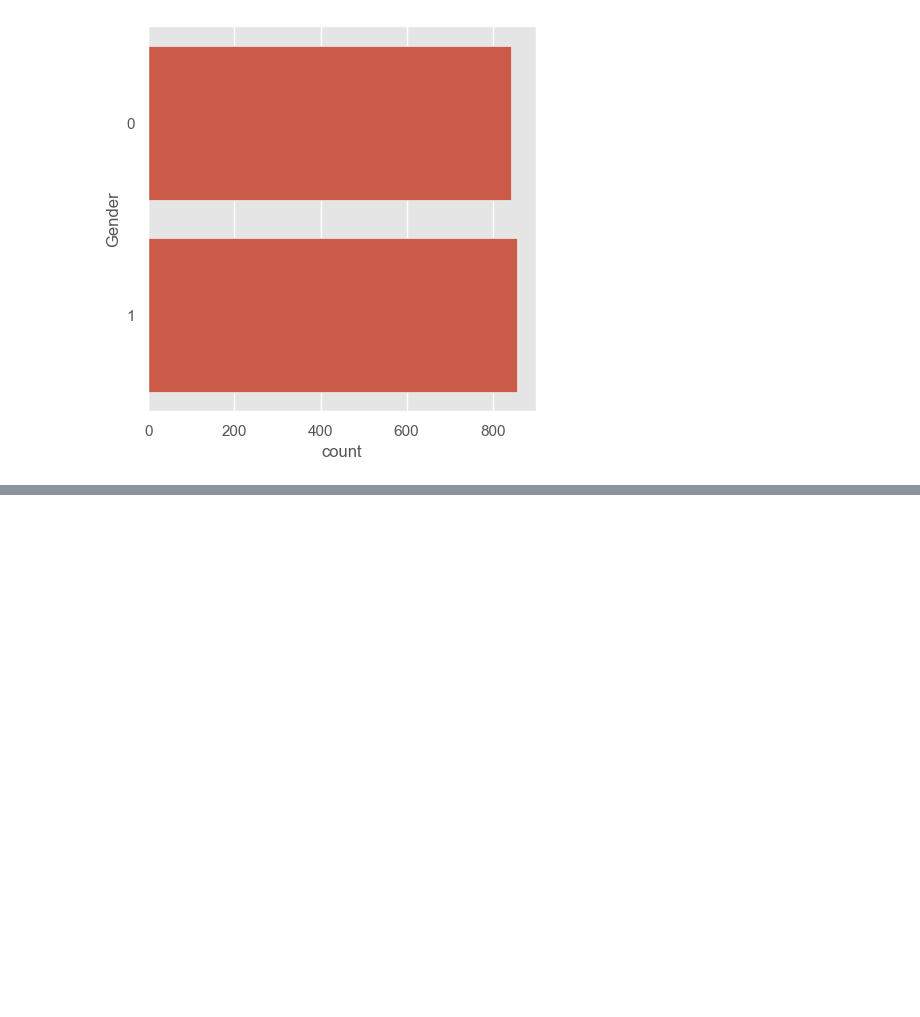
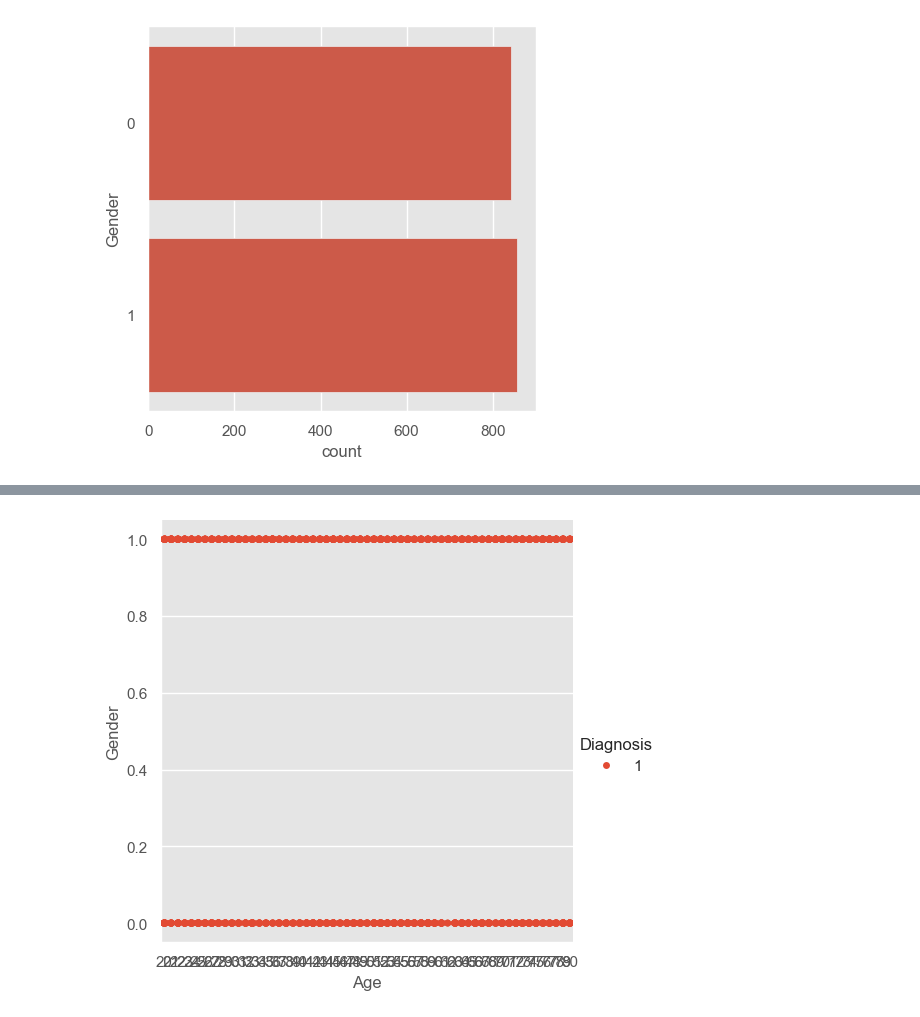
Before and after one commit to mahingaRodin/Disease-Predictor, a Jupyter notebook: modernDP/notebooks/liver.ipynb, the cells around one changed output, grey strips where cells are left out. Drawn from its saved outputs; the diff is of its cells as text; code cells hidden in the pictures; blank space fills up the shorter version.

```diff
--- a/modernDP/notebooks/liver.ipynb
+++ b/modernDP/notebooks/liver.ipynb
@@ -145,2 +140,4 @@ df[['Gender'] == ].head()
 # %%
-sns.factorplot(x="Age", y="")
+sns.catplot (x="Age", y="Gender", hue="Diagnosis", data=df, kind="strip");
+# %% [output]
+[figure, added]
```
Also changed, not shown: parts of 1 cell of this notebook.
